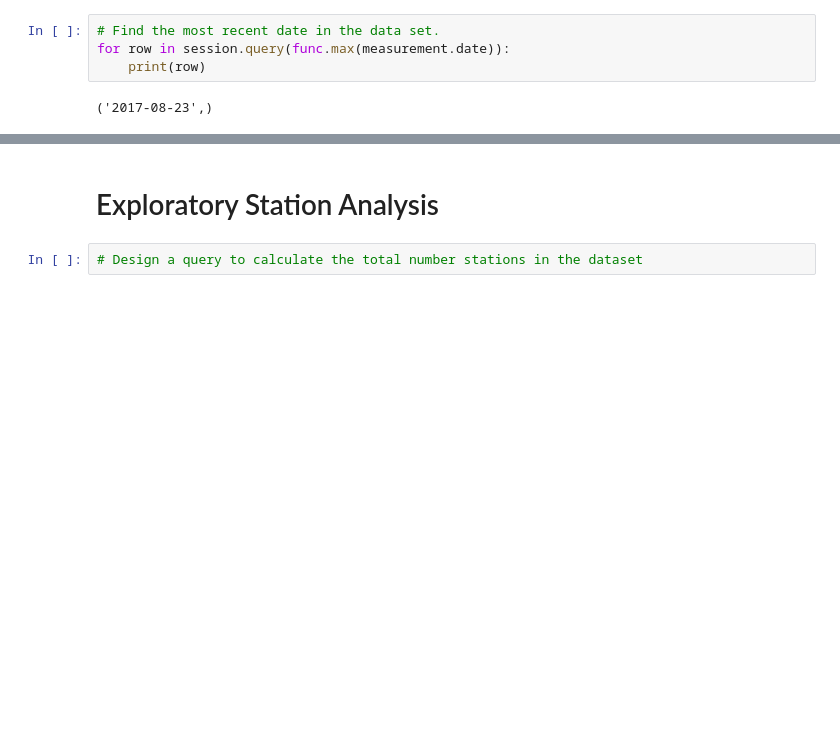
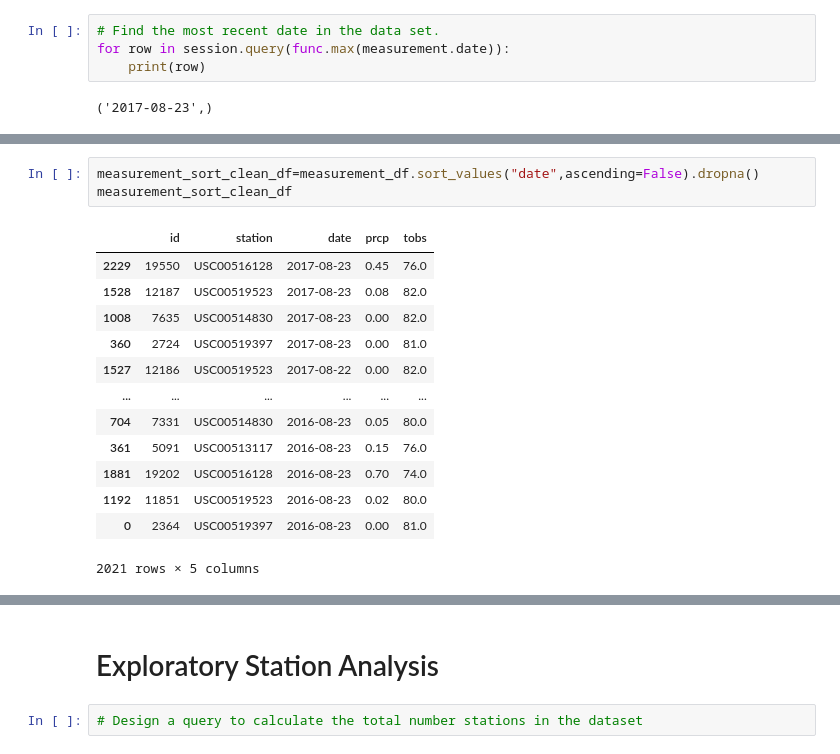
Before and after one commit to migheljackson/sql-alchemy-challenge, a Jupyter notebook: climate_starter.ipynb, the cells around one changed output, grey strips where cells are left out. Saved outputs shown, nothing was run; the diff lists cells and outputs as text; blank space fills up the shorter version.

```diff
--- a/climate_starter.ipynb
+++ b/climate_starter.ipynb
@@ -117,3 +137,20 @@ for row in session.query(measurement.date,measurement.prcp).filter(measurement.d
+# %%
+measurement_sort_clean_df=measurement_df.sort_values("date",ascending=False).dropna()
+measurement_sort_clean_df
+# %% [output]
+|  | id | station | date | prcp | tobs |
+| 2229 | 19550 | USC00516128 | 2017-08-23 | 0.45 | 76.0 |
+| 1528 | 12187 | USC00519523 | 2017-08-23 | 0.08 | 82.0 |
+| 1008 | 7635 | USC00514830 | 2017-08-23 | 0.00 | 82.0 |
+| 360 | 2724 | USC00519397 | 2017-08-23 | 0.00 | 81.0 |
+| 1527 | 12186 | USC00519523 | 2017-08-22 | 0.00 | 82.0 |
+| ... | ... | ... | ... | ... | ... |
+| 704 | 7331 | USC00514830 | 2016-08-23 | 0.05 | 80.0 |
+| 361 | 5091 | USC00513117 | 2016-08-23 | 0.15 | 76.0 |
+| 1881 | 19202 | USC00516128 | 2016-08-23 | 0.70 | 74.0 |
+| 1192 | 11851 | USC00519523 | 2016-08-23 | 0.02 | 80.0 |
+| 0 | 2364 | USC00519397 | 2016-08-23 | 0.00 | 81.0 |
+2021 rows × 5 columns
 # %%
 # Design a query to retrieve the last 12 months of precipitation data and plot the results.
 # Starting from the most recent data point in the database.
```
Also changed, not shown: parts of 11 cells of this notebook, 1 other file.
